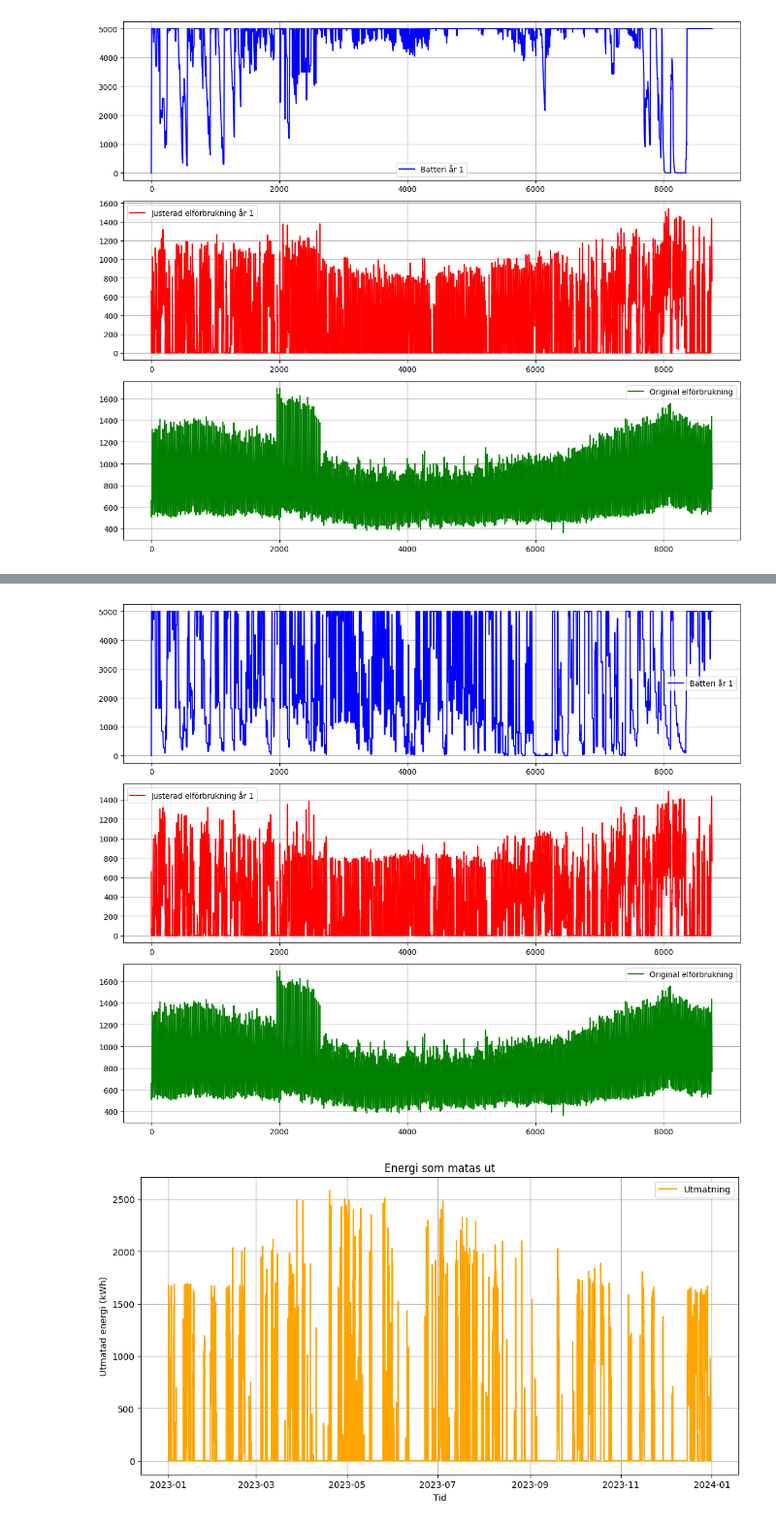
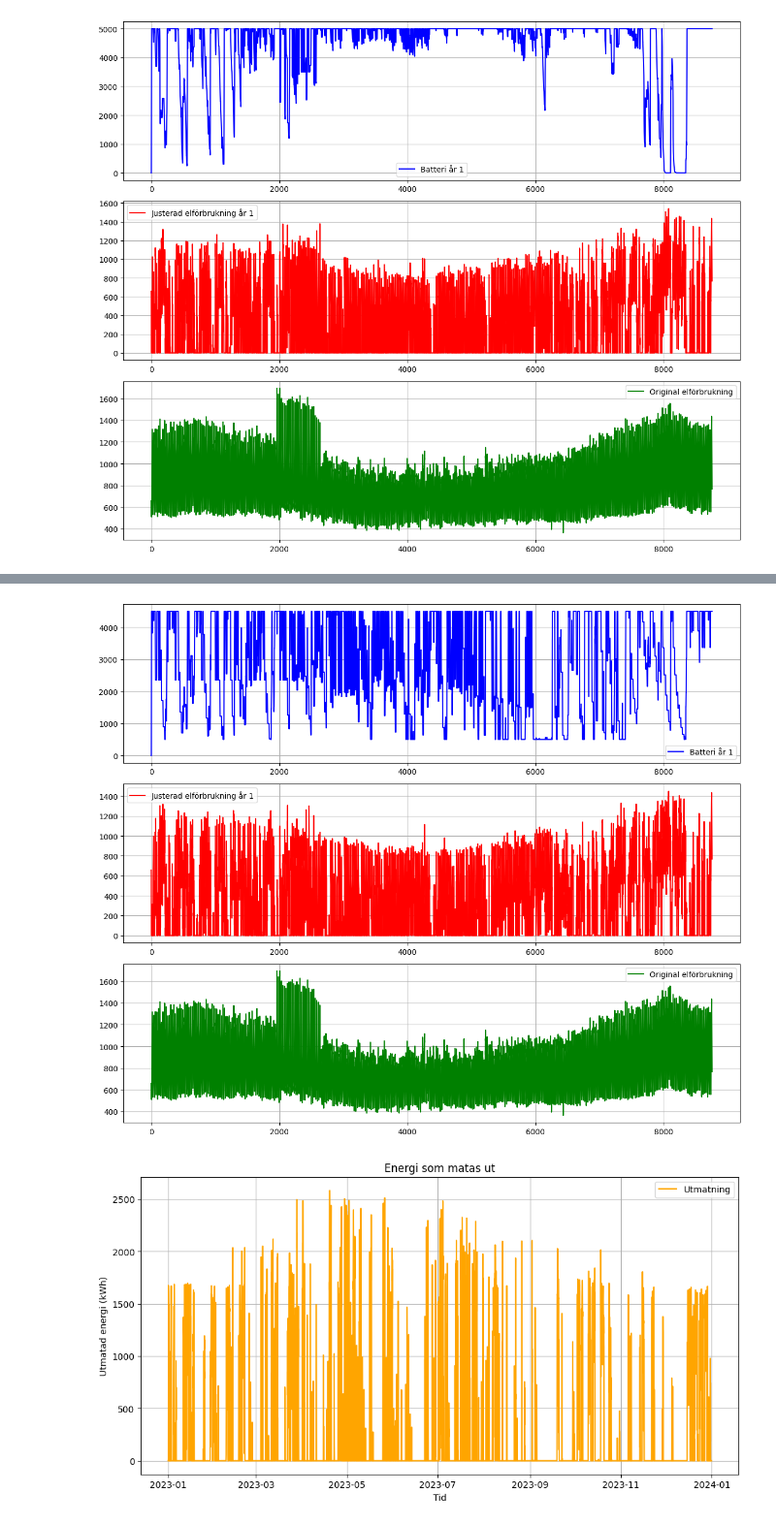
Before and after one commit to Jakobthuresson/Energigemenskaper, a Jupyter notebook: MergeJakob.ipynb, the cells around one changed output, grey strips where cells are left out. Shown at 97% size. Cells and saved outputs as stored; diff of their text form; code cells hidden in the pictures.

Commit message:
Batterigräns

```diff
--- a/MergeJakob.ipynb
+++ b/MergeJakob.ipynb
@@ -305,6 +305,8 @@ print("Original elförbrukning topptimmar: " + top_30_with_index.to_string())
 batteriKapacitet = 0.0  # Start with an empty battery
 batteriMaxKapacitet = 5000  # Max battery capacity in kWh
 maxFrånBatteri = 1500
+min_battery_level = batteriMaxKapacitet*0.1
+max_battery_level = batteriMaxKapacitet * 0.9
 
 
 # Lists to store values for plotting
@@ -315,33 +317,36 @@ köptaTimmar = []  # Lista för köpta spotpriser och tid
 utmatning = []
 faktor = 0.1
 
+#energiFrånBatteri = min(batteriKapacitet * faktor, diff, maxFrånBatteri, batteriKapacitet - min_battery_level)
+#energiFrånBatteri = max(0, energiFrånbatteri)
+
 for i, (tid, prod, abk, spot) in enumerate(zip(Spotpris.index, Prod, ABK_list, Spot_list)):
     diff = abk - prod  # Difference between consumption and solar production
 
-    if i < 2500:
-        faktor = 0.2
+    if i < 2800:
+        faktor = 0.15
     elif  2500 <= i <= 7500:
-        faktor = 0.4
+        faktor = 0.3
     else:
-        faktor = 0.1
+        faktor = 0.07
 
     if diff <= 0:
-        utmatning.append((tid, batteriKapacitet - diff - batteriMaxKapacitet if batteriKapacitet - diff >= batteriMaxKapacitet else 0 ))
+        utmatning.append((tid, batteriKapacitet - diff - max_battery_level if batteriKapacitet - diff >= max_battery_level else 0 ))
         # Om solproduktionen är större än förbrukningen, ladda batteriet istället för att spara negativa värden
-        batteriKapacitet = min(batteriKapacitet - diff, batteriMaxKapacitet)  # -diff eftersom diff är negativ
+        batteriKapacitet = min(batteriKapacitet - diff, max_battery_level)  # -diff eftersom diff är negativ
         elförbrukning.append(0)  # Vi behöver inte köpa el
         köptaTimmar.append((tid,0))
     else:
 
-        if 15 <= tid.hour < 20 and prod == 0:
-            energiFrånBatteri = min(batteriKapacitet*faktor, maxFrånBatteri)
+        if 15 <= tid.hour < 19 and prod == 0:
+            energiFrånBatteri = min(batteriKapacitet*faktor, maxFrånBatteri, batteriKapacitet-min_battery_level)
             batteriKapacitet -= energiFrånBatteri
             köpt_el = max(0, abk - energiFrånBatteri)
             elförbrukning.append(köpt_el)
             köptaTimmar.append((tid, spot if köpt_el > 0 else 0))
             utmatning.append((tid, 0))
-        elif 15 <= tid.hour < 20 and prod > 0:
-            energiFrånBatteri = min(batteriKapacitet*faktor, diff, maxFrånBatteri)
+        elif 15 <= tid.hour < 19 and prod > 0:
+            energiFrånBatteri = min(batteriKapacitet*faktor, diff, maxFrånBatteri, batteriKapacitet- min_battery_level)
             batteriKapacitet -= energiFrånBatteri
             köpt_el = max(0, diff - energiFrånBatteri)
             elförbrukning.append(köpt_el)
@@ -476,2 +481,2 @@ Justerad elkostnad simulering: 5954773.593147254
-[figure, old version]
+[figure, new version]
-[figure, old version]
+[figure, new version]
```
Also changed, not shown: parts of 1 cell of this notebook.
